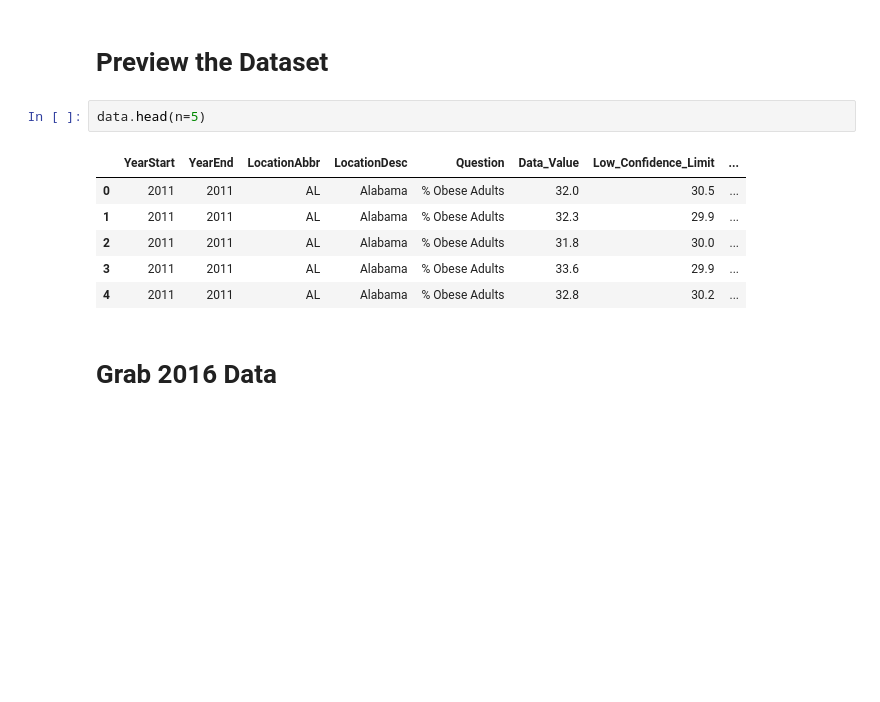
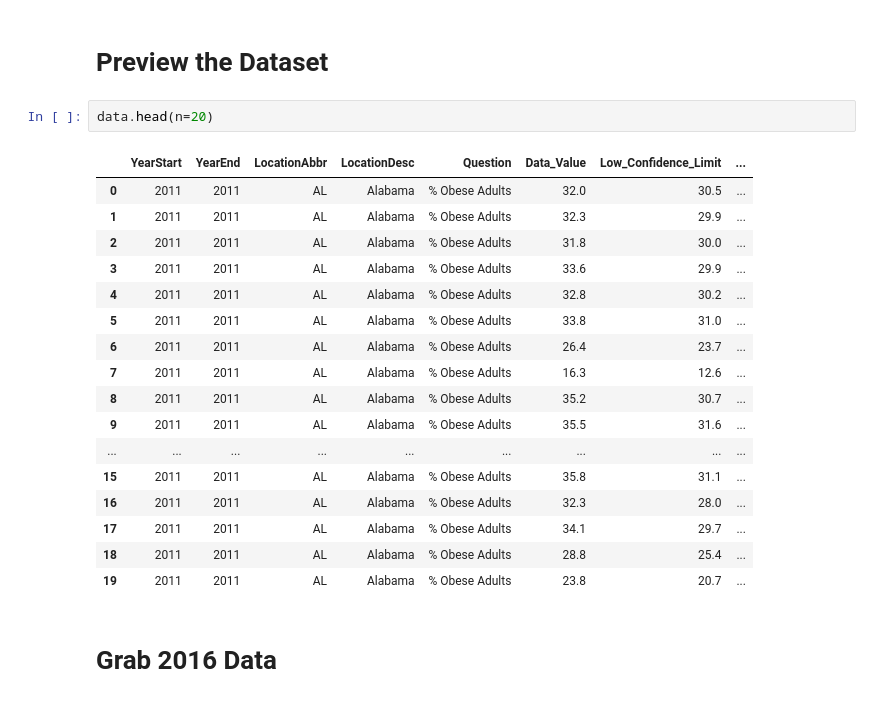
Before and after one commit to alankritjoshi/cs6220f17project2, a Jupyter notebook: 02_working/process_dataset.ipynb, the cells around one changed output. Cells and saved outputs as stored; diff of their text form; blank space fills up the shorter version.

```diff
--- a/02_working/process_dataset.ipynb
+++ b/02_working/process_dataset.ipynb
@@ -62,14 +62,25 @@ list(data.columns)
 # %% [markdown]
 # Preview the Dataset
 # %%
-data.head(n=5)
+data.head(n=20)
 # %% [output]
 |  | YearStart | YearEnd | LocationAbbr | LocationDesc | Question | Data_Value | Low_Confidence_Limit | ... |
 | 0 | 2011 | 2011 | AL | Alabama | % Obese Adults | 32.0 | 30.5 | ... |
 | 1 | 2011 | 2011 | AL | Alabama | % Obese Adults | 32.3 | 29.9 | ... |
 | 2 | 2011 | 2011 | AL | Alabama | % Obese Adults | 31.8 | 30.0 | ... |
 | 3 | 2011 | 2011 | AL | Alabama | % Obese Adults | 33.6 | 29.9 | ... |
 | 4 | 2011 | 2011 | AL | Alabama | % Obese Adults | 32.8 | 30.2 | ... |
+| 5 | 2011 | 2011 | AL | Alabama | % Obese Adults | 33.8 | 31.0 | ... |
+| 6 | 2011 | 2011 | AL | Alabama | % Obese Adults | 26.4 | 23.7 | ... |
+| 7 | 2011 | 2011 | AL | Alabama | % Obese Adults | 16.3 | 12.6 | ... |
+| 8 | 2011 | 2011 | AL | Alabama | % Obese Adults | 35.2 | 30.7 | ... |
+| 9 | 2011 | 2011 | AL | Alabama | % Obese Adults | 35.5 | 31.6 | ... |
+| ... | ... | ... | ... | ... | ... | ... | ... | ... |
+| 15 | 2011 | 2011 | AL | Alabama | % Obese Adults | 35.8 | 31.1 | ... |
+| 16 | 2011 | 2011 | AL | Alabama | % Obese Adults | 32.3 | 28.0 | ... |
+| 17 | 2011 | 2011 | AL | Alabama | % Obese Adults | 34.1 | 29.7 | ... |
+| 18 | 2011 | 2011 | AL | Alabama | % Obese Adults | 28.8 | 25.4 | ... |
+| 19 | 2011 | 2011 | AL | Alabama | % Obese Adults | 23.8 | 20.7 | ... |
 # %% [markdown]
 # Grab 2016 Data
 # %%
```
Also changed, not shown: parts of 19 cells of this notebook, 4 other files.
